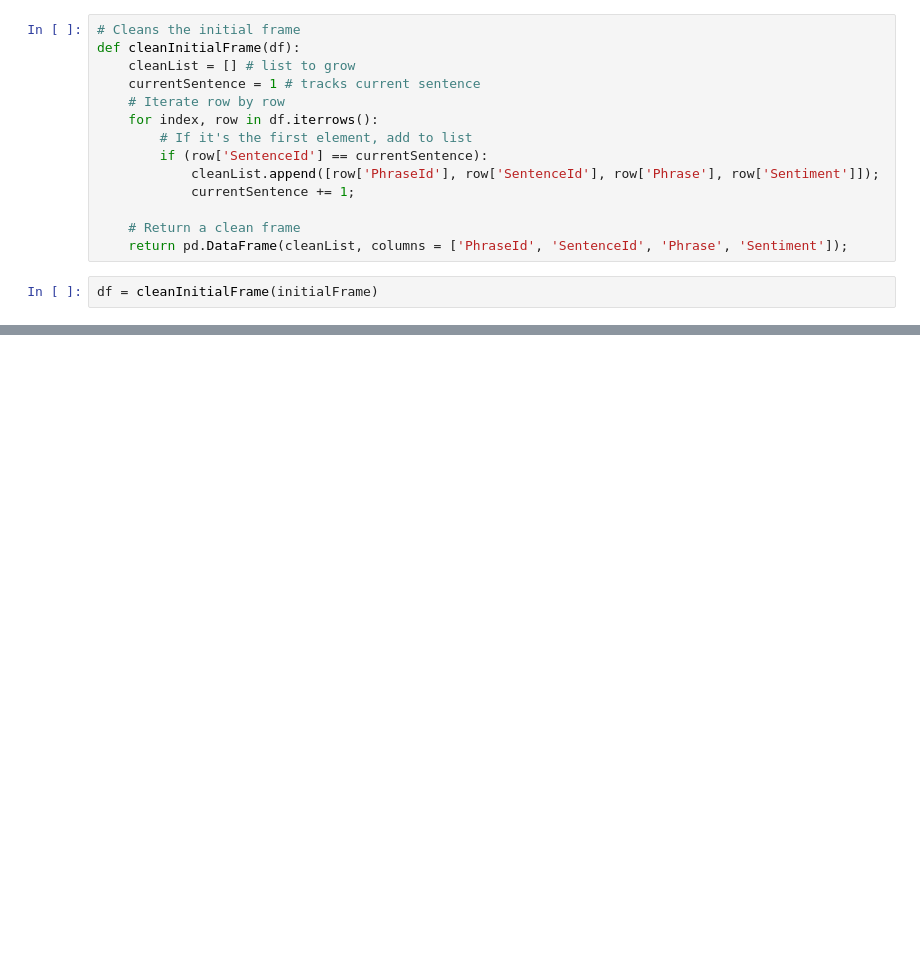
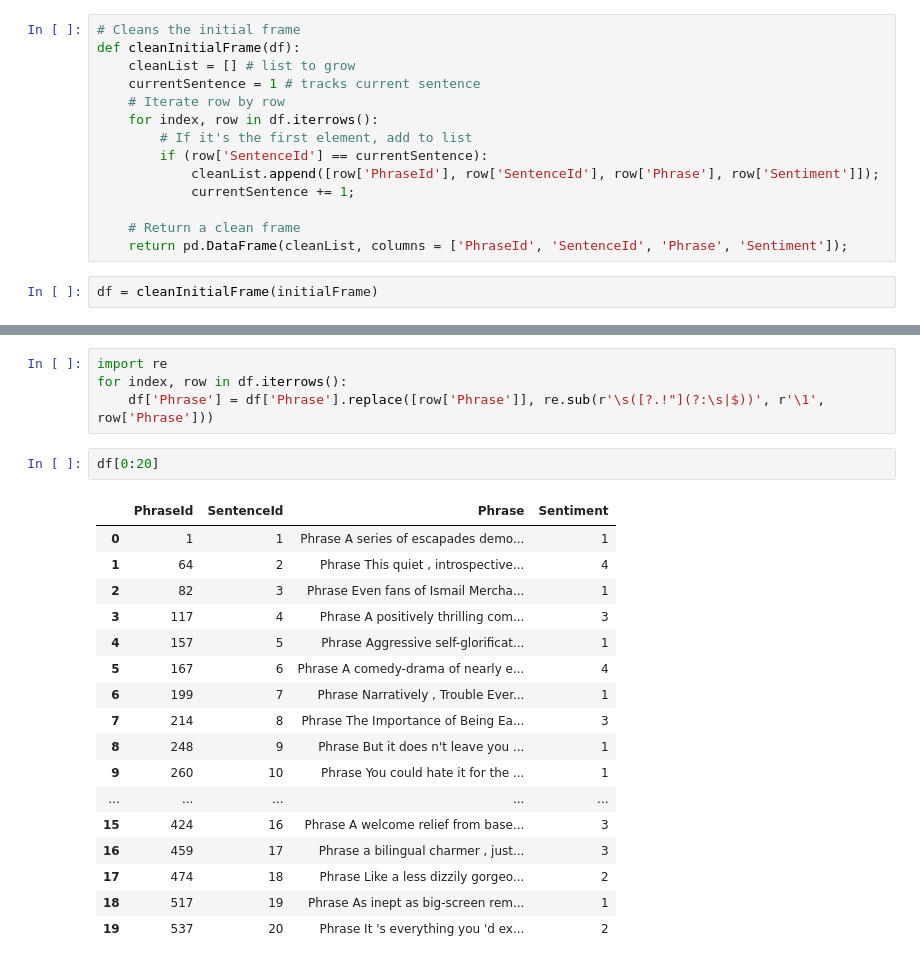
Before and after one commit to jfranc33/movieSentiment, a Jupyter notebook: movieAnalysis.ipynb, the cells around one changed output, grey strips where cells are left out. Cells and saved outputs as stored; diff of their text form; blank space fills up the shorter version.

```diff
--- a/movieAnalysis.ipynb
+++ b/movieAnalysis.ipynb
@@ -49,0 +106,24 @@ df.head()
+# %%
+import re
+for index, row in df.iterrows():
+    df['Phrase'] = df['Phrase'].replace([row['Phrase']], re.sub(r'\s([?.!"](?:\s|$))', r'\1', row['Phrase']))
+# %%
+df[0:20]
+# %% [output]
+|  | PhraseId | SentenceId | Phrase | Sentiment |
+| 0 | 1 | 1 | Phrase A series of escapades demo... | 1 |
+| 1 | 64 | 2 | Phrase This quiet , introspective... | 4 |
+| 2 | 82 | 3 | Phrase Even fans of Ismail Mercha... | 1 |
+| 3 | 117 | 4 | Phrase A positively thrilling com... | 3 |
+| 4 | 157 | 5 | Phrase Aggressive self-glorificat... | 1 |
+| 5 | 167 | 6 | Phrase A comedy-drama of nearly e... | 4 |
+| 6 | 199 | 7 | Phrase Narratively , Trouble Ever... | 1 |
+| 7 | 214 | 8 | Phrase The Importance of Being Ea... | 3 |
+| 8 | 248 | 9 | Phrase But it does n't leave you ... | 1 |
+| 9 | 260 | 10 | Phrase You could hate it for the ... | 1 |
+| ... | ... | ... | ... | ... |
+| 15 | 424 | 16 | Phrase A welcome relief from base... | 3 |
+| 16 | 459 | 17 | Phrase a bilingual charmer , just... | 3 |
+| 17 | 474 | 18 | Phrase Like a less dizzily gorgeo... | 2 |
+| 18 | 517 | 19 | Phrase As inept as big-screen rem... | 1 |
+| 19 | 537 | 20 | Phrase It 's everything you 'd ex... | 2 |
```
Also changed, not shown: parts of 8 cells of this notebook.
